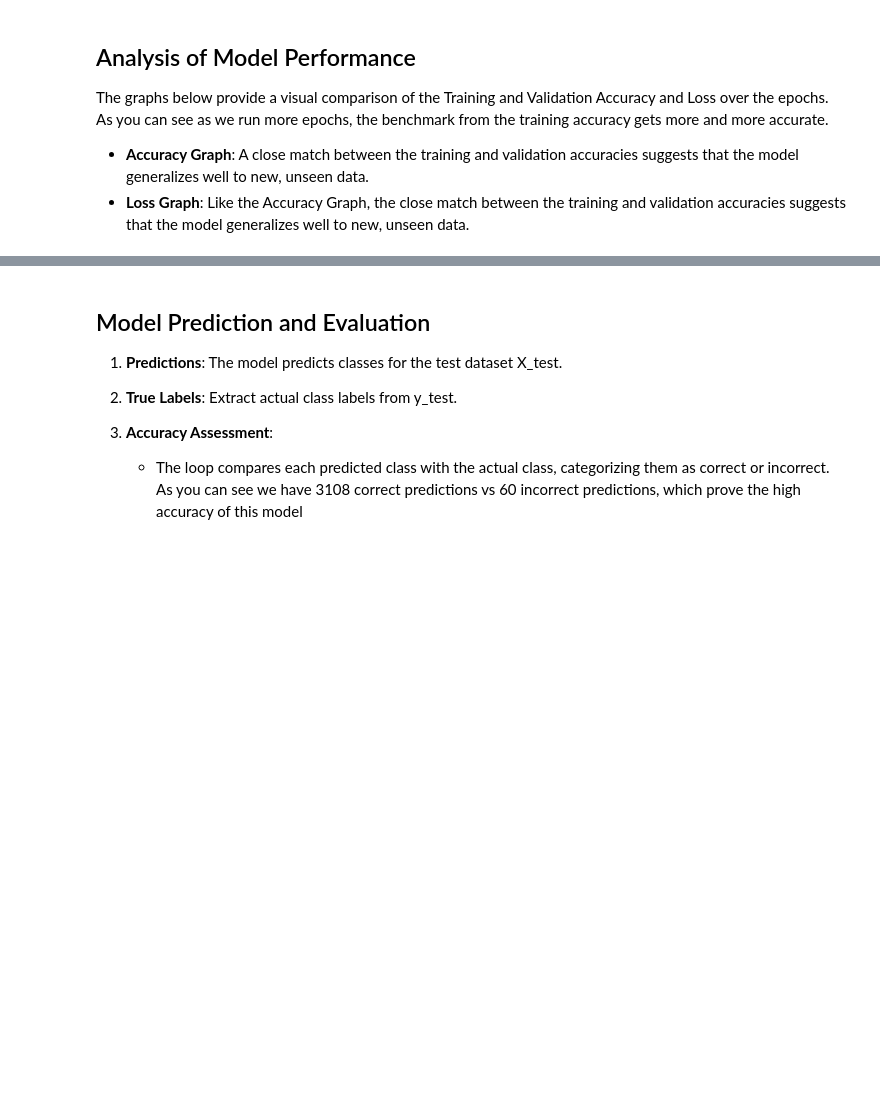
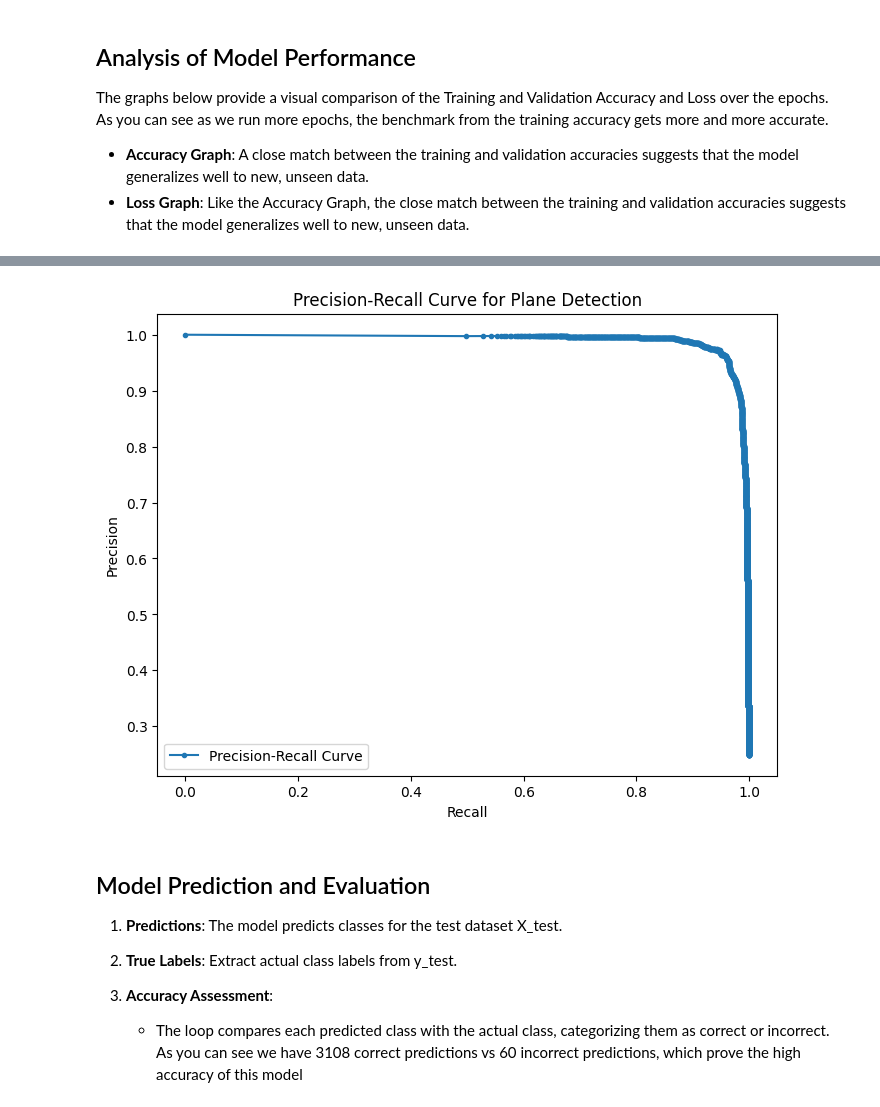
Before and after one commit to JT-Higgins/Airplane-Detection-and-Classification, a Jupyter notebook: Detector.ipynb, the cells around one changed output, grey strips where cells are left out. Saved outputs shown, nothing was run; the diff lists cells and outputs as text; code cells hidden in the pictures; blank space fills up the shorter version.

```diff
--- a/Detector.ipynb
+++ b/Detector.ipynb
@@ -243,0 +253,19 @@ plt.show()
+# %%
+if len(y_validation.shape) > 1 and y_validation.shape[1] > 1:
+    y_validation_binary = np.argmax(y_validation, axis=1)
+else:
+    y_validation_binary = y_validation
+
+
+y_scores = model.predict(X_validation)[:, 1]
+
+precision, recall, thresholds = precision_recall_curve(y_validation_binary, y_scores)
+
+plt.figure(figsize=(8, 6))
+plt.plot(recall, precision, marker='.', label='Precision-Recall Curve')
+plt.xlabel('Recall')
+plt.ylabel('Precision')
+plt.title('Precision-Recall Curve for Plane Detection')
+plt.legend()
+plt.show()
+# %% [output]
@@ -244,3 +273,4 @@ plt.show()
+[figure, added]
 # %% [markdown]
 ## Model Prediction and Evaluation
 
```
Also changed, not shown: parts of 9 cells of this notebook, 3 other files.
